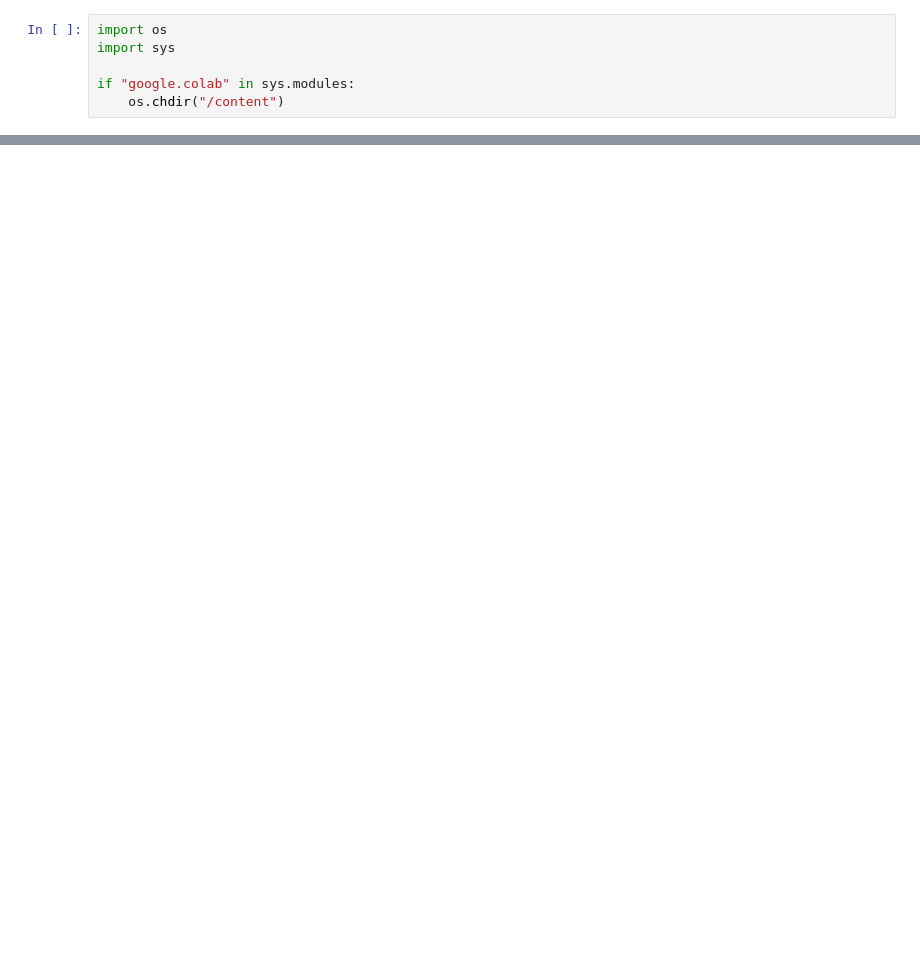
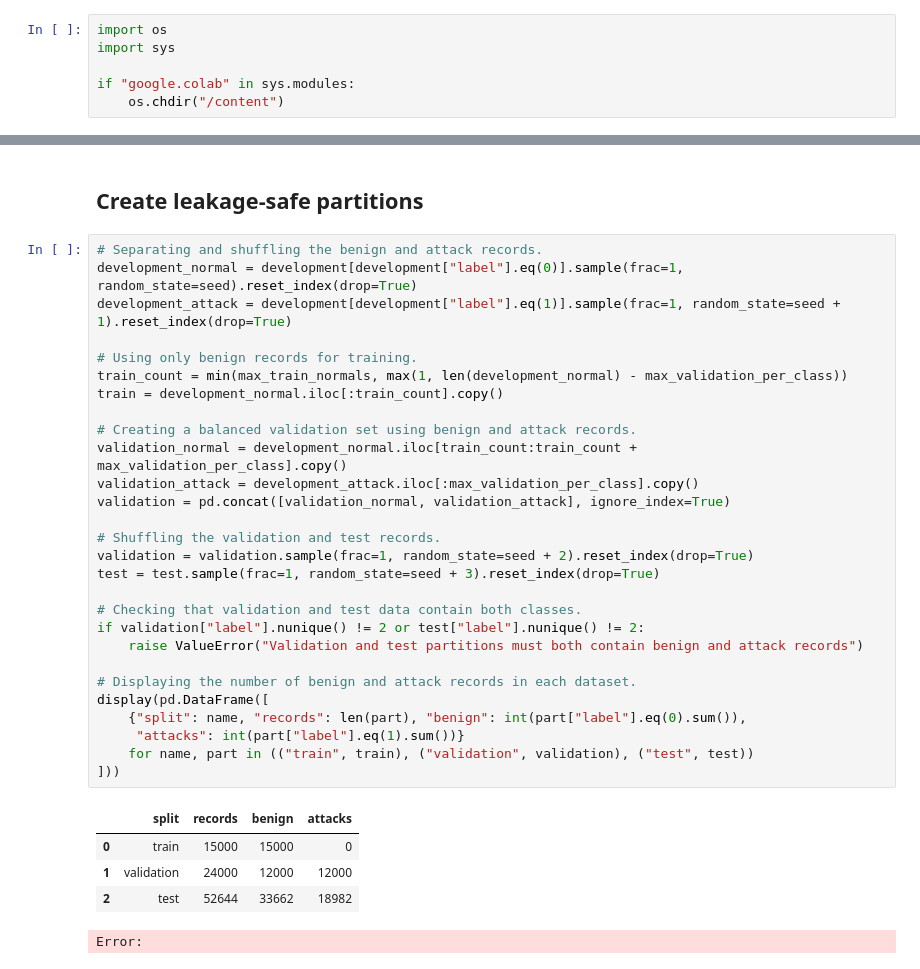
Before and after one commit to Saumyakeshi/ml_assignment, a Jupyter notebook: notebooks/03_anomaly_detection/section-03-anomaly-detection.ipynb, the cells around one changed output, grey strips where cells are left out. Saved outputs shown, nothing was run; the diff lists cells and outputs as text; blank space fills up the shorter version.

```diff
--- a/notebooks/03_anomaly_detection/section-03-anomaly-detection.ipynb
+++ b/notebooks/03_anomaly_detection/section-03-anomaly-detection.ipynb
@@ -504,0 +234,36 @@ if in_colab:
+# %% [markdown]
+## Create leakage-safe partitions
+# %%
+# Separating and shuffling the benign and attack records.
+development_normal = development[development["label"].eq(0)].sample(frac=1, random_state=seed).reset_index(drop=True)
+development_attack = development[development["label"].eq(1)].sample(frac=1, random_state=seed + 1).reset_index(drop=True)
+
+# Using only benign records for training.
+train_count = min(max_train_normals, max(1, len(development_normal) - max_validation_per_class))
+train = development_normal.iloc[:train_count].copy()
+
+# Creating a balanced validation set using benign and attack records.
+validation_normal = development_normal.iloc[train_count:train_count + max_validation_per_class].copy()
+validation_attack = development_attack.iloc[:max_validation_per_class].copy()
+validation = pd.concat([validation_normal, validation_attack], ignore_index=True)
+
+# Shuffling the validation and test records.
+validation = validation.sample(frac=1, random_state=seed + 2).reset_index(drop=True)
+test = test.sample(frac=1, random_state=seed + 3).reset_index(drop=True)
+
+# Checking that validation and test data contain both classes.
+if validation["label"].nunique() != 2 or test["label"].nunique() != 2:
+    raise ValueError("Validation and test partitions must both contain benign and attack records")
+
+# Displaying the number of benign and attack records in each dataset.
+display(pd.DataFrame([
+    {"split": name, "records": len(part), "benign": int(part["label"].eq(0).sum()),
+     "attacks": int(part["label"].eq(1).sum())}
+    for name, part in (("train", train), ("validation", validation), ("test", test))
+]))
+# %% [output]
+|  | split | records | benign | attacks |
+| 0 | train | 15000 | 15000 | 0 |
+| 1 | validation | 24000 | 12000 | 12000 |
+| 2 | test | 52644 | 33662 | 18982 |
+Error:
```
Also changed, not shown: parts of 56 cells of this notebook, 22 other files.
